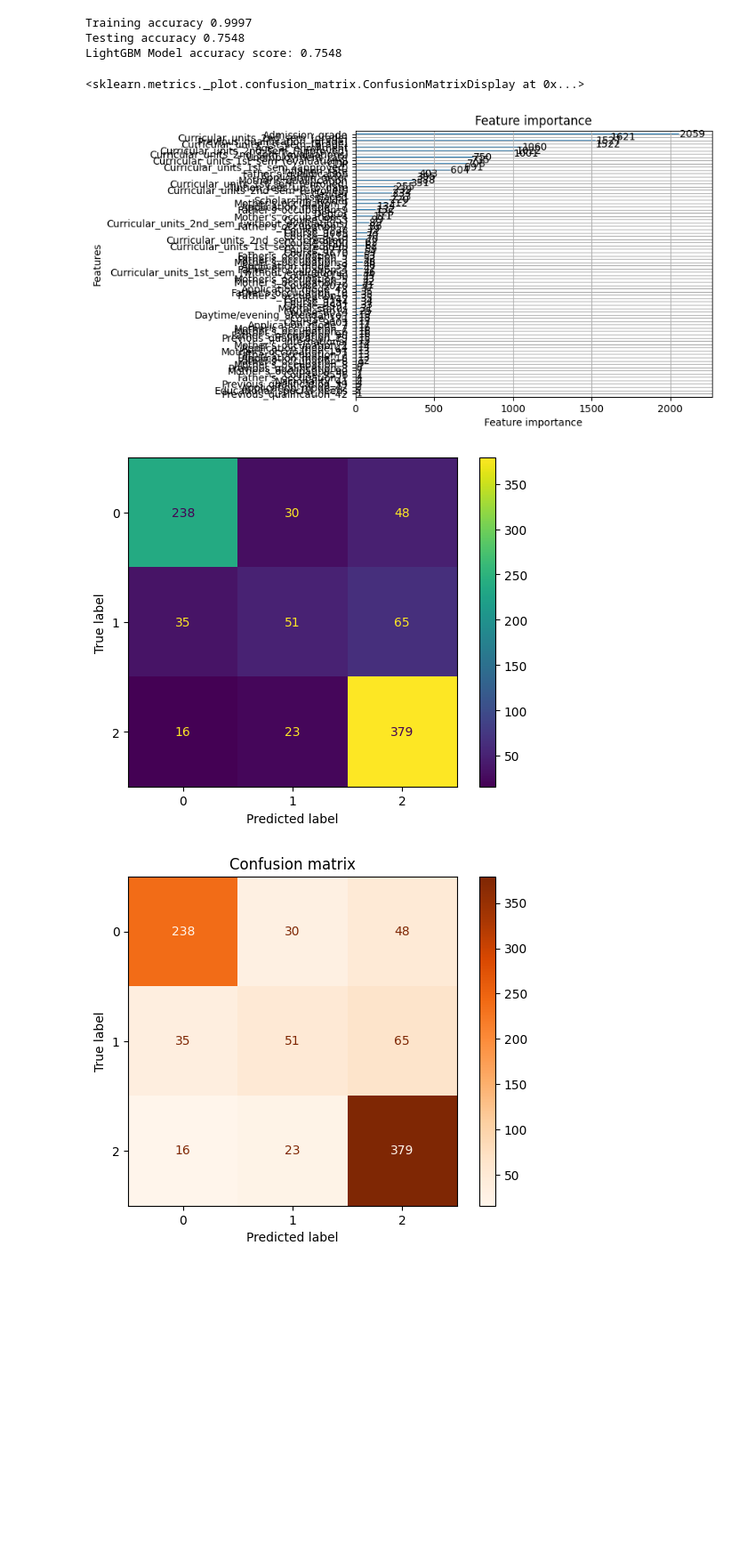
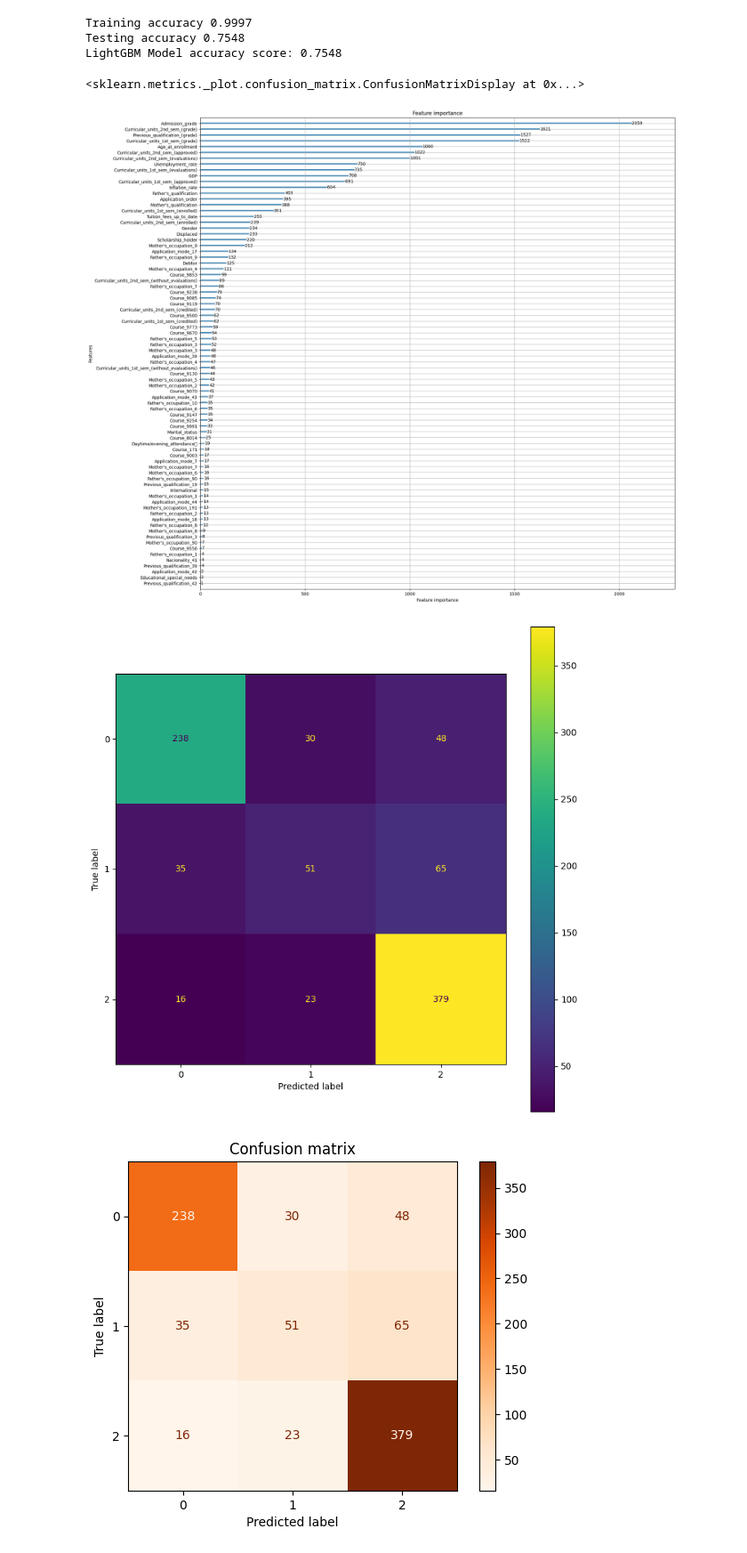
Before and after one commit to SamuelMalaga/M2IS---AI-ML-project, a Jupyter notebook: ML_Section.ipynb, the cells around one changed output. Shown at 89% size. Cells and saved outputs as stored; diff of their text form; code cells hidden in the pictures; blank space fills up the shorter version.

```diff
--- a/ML_Section.ipynb
+++ b/ML_Section.ipynb
@@ -1134,22 +1155,24 @@ Testing accuracy 0.7548
 LightGBM Model accuracy score: 0.7548
 # %%
 # plots of graphs --> on features
-lgb.plot_importance(lgbm) # super cool. admission grade is most impt feature.
+fig,ax = plt.subplots(figsize=(20,20))
+
+lgb.plot_importance(lgbm, ax=ax) # super cool. admission grade is most impt feature.
 # lgb.plot_metric(lgbm) # problem.
 # lgb.plot_tree(lgbm, figsize=(30,40)) # problem.
 
 # plotting metrics
 # ConfusionMatrixDisplay.from_estimator(lgbm, X_test_cleaned.copy(), Y_test_cleaned.copy()) # plots cf given an estimator, the data and the label
 # ConfusionMatrixDisplay.from_predictions(Y_test_cleaned.copy(), Y_train_cleaned.copy())
 
 cm = confusion_matrix(Y_test_cleaned.copy(), y_pred_lgbm, labels=lgbm.classes_)
-disp = ConfusionMatrixDisplay(confusion_matrix=cm,
-                              display_labels=lgbm.classes_)
-disp.plot()
+disp = ConfusionMatrixDisplay(confusion_matrix=cm, display_labels=lgbm.classes_)
+fig,ax = plt.subplots(figsize=(10,10))
+disp.plot(ax=ax)
 # %% [output]
 <sklearn.metrics._plot.confusion_matrix.ConfusionMatrixDisplay at 0x...>
-[figure, old version]
+[figure, new version]
-[figure, old version]
+[figure, new version]
 # %%
 # confusion matrix
 # y_pred = best_random_mlp_.predict(X_test_treated)  # Replace with your test data
```
Also changed, not shown: parts of 10 cells of this notebook.
